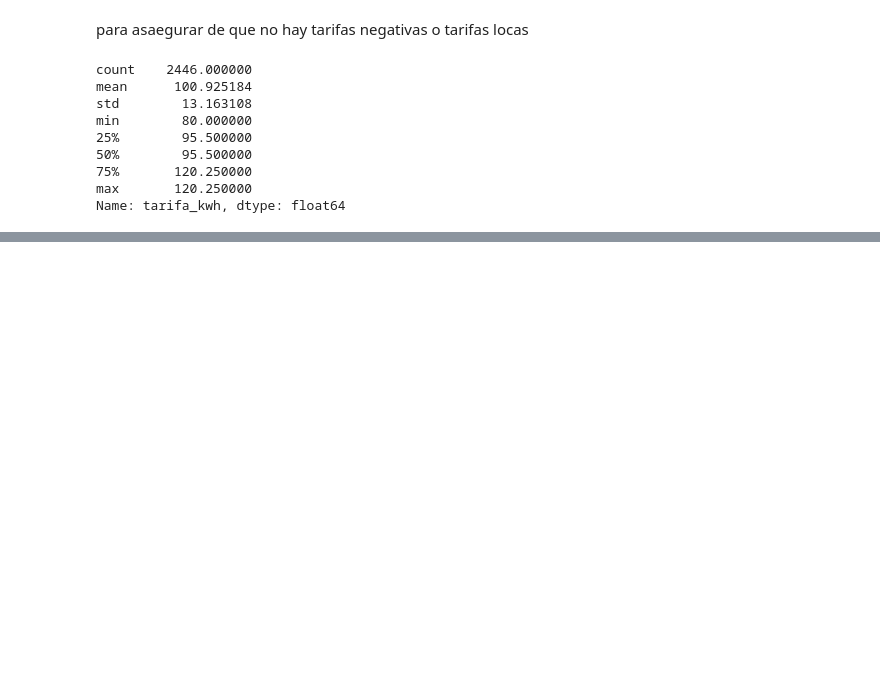
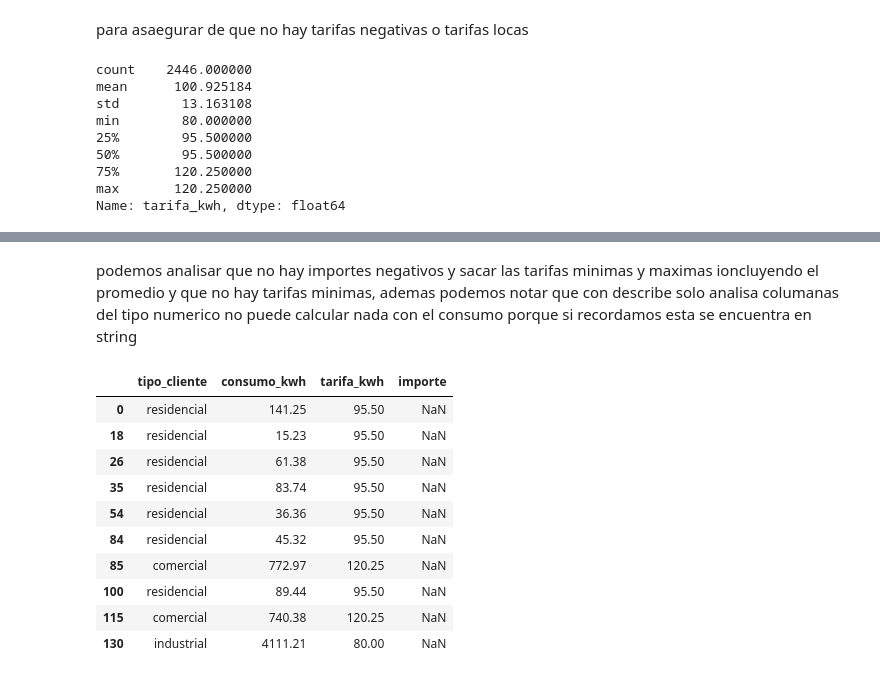
Before and after one commit to giiovannie/tp-final-big-data--EnergiaViva-SA, a Jupyter notebook: exploracion.ipynb, the cells around one changed output, grey strips where cells are left out. Drawn from its saved outputs; the diff is of its cells as text; code cells hidden in the pictures; blank space fills up the shorter version.

Commit message:
analisis no terminado pero terminado

```diff
--- a/exploracion.ipynb
+++ b/exploracion.ipynb
@@ -361,0 +449,17 @@ Name: tarifa_kwh, dtype: float64
+# %% [markdown]
+podemos analisar que no hay importes negativos y sacar las tarifas minimas y maximas ioncluyendo el promedio y que no hay tarifas minimas, ademas podemos notar que con describe solo analisa columanas del tipo numerico no puede calcular nada con el consumo porque si recordamos esta se encuentra en string
+# %%
+# Muestra las primeras 10 filas donde importe es nulo {este codigo lo ubique con ia para llegar a un analisis}
+df[df["importe"].isna()][["tipo_cliente", "consumo_kwh", "tarifa_kwh", "importe"]].head(10)
+# %% [output]
+|  | tipo_cliente | consumo_kwh | tarifa_kwh | importe |
+| 0 | residencial | 141.25 | 95.50 | NaN |
+| 18 | residencial | 15.23 | 95.50 | NaN |
+| 26 | residencial | 61.38 | 95.50 | NaN |
+| 35 | residencial | 83.74 | 95.50 | NaN |
+| 54 | residencial | 36.36 | 95.50 | NaN |
+| 84 | residencial | 45.32 | 95.50 | NaN |
+| 85 | comercial | 772.97 | 120.25 | NaN |
+| 100 | residencial | 89.44 | 95.50 | NaN |
+| 115 | comercial | 740.38 | 120.25 | NaN |
+| 130 | industrial | 4111.21 | 80.00 | NaN |
```
Also changed, not shown: parts of 19 cells of this notebook.
